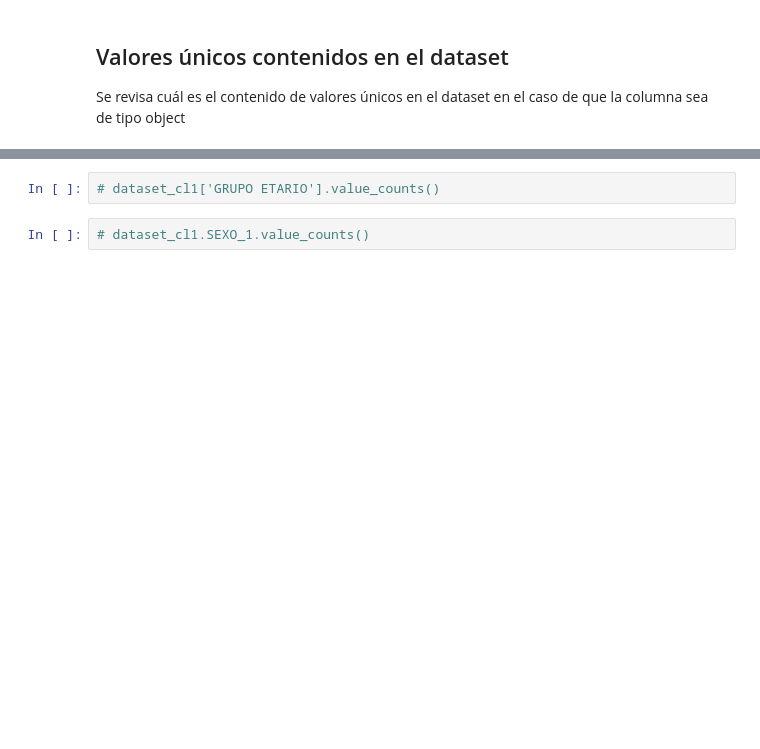
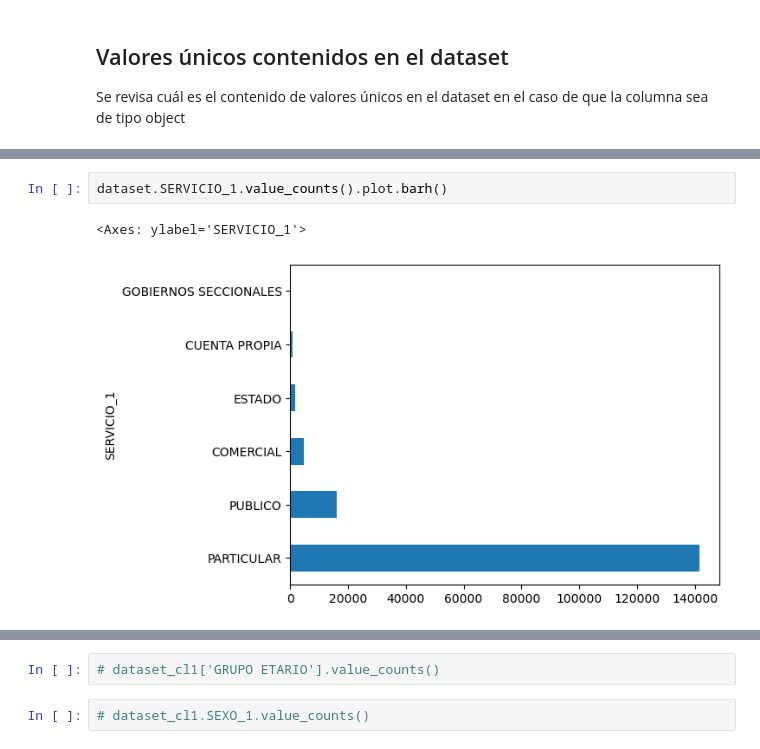
Before and after one commit to LeninGF/ant_accidentes_ml, a Jupyter notebook: classification.ipynb, the cells around one changed output, grey strips where cells are left out. Cells and saved outputs as stored; diff of their text form; blank space fills up the shorter version.

```diff
--- a/classification.ipynb
+++ b/classification.ipynb
@@ -71,0 +90,5 @@ SEXO_1 tiene 3 valores únicos y 0 valores nulos:
+# %%
+dataset.SERVICIO_1.value_counts().plot.barh()
+# %% [output]
+<Axes: ylabel='SERVICIO_1'>
+[figure, added]
```
Also changed, not shown: parts of 74 cells of this notebook.
